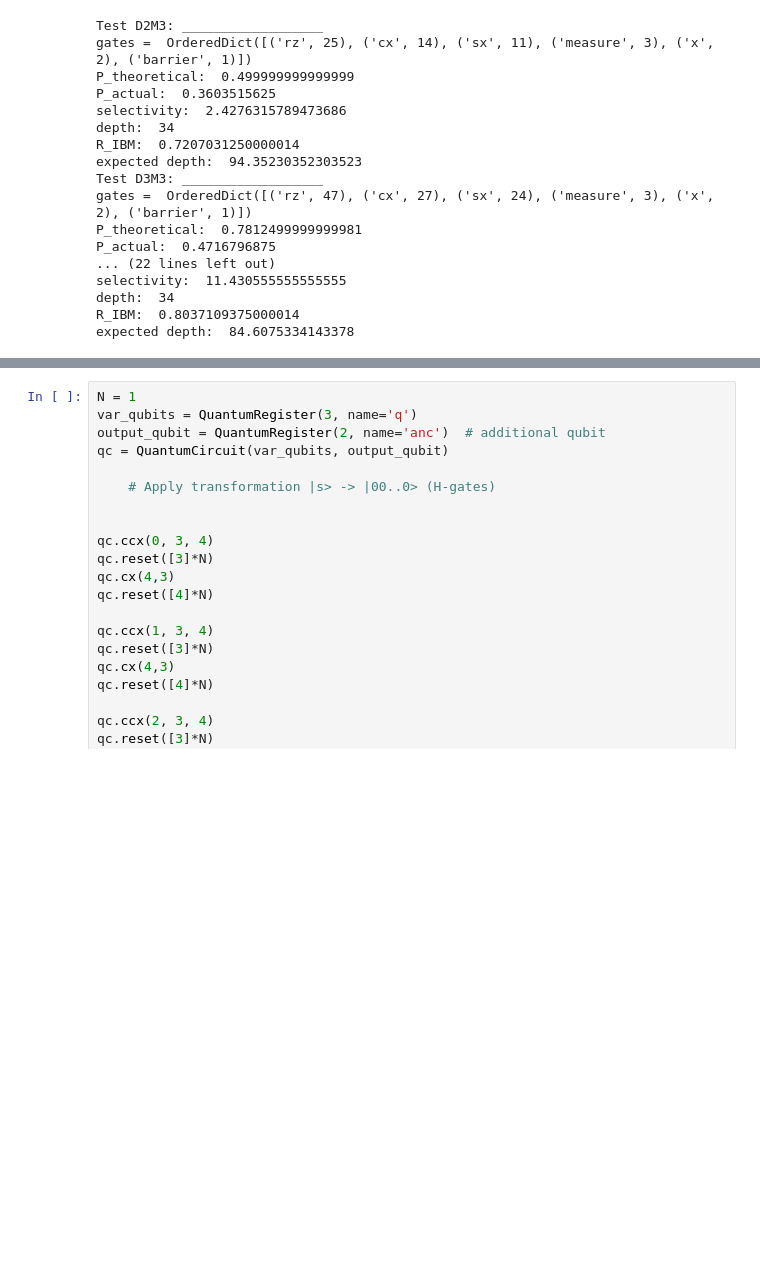
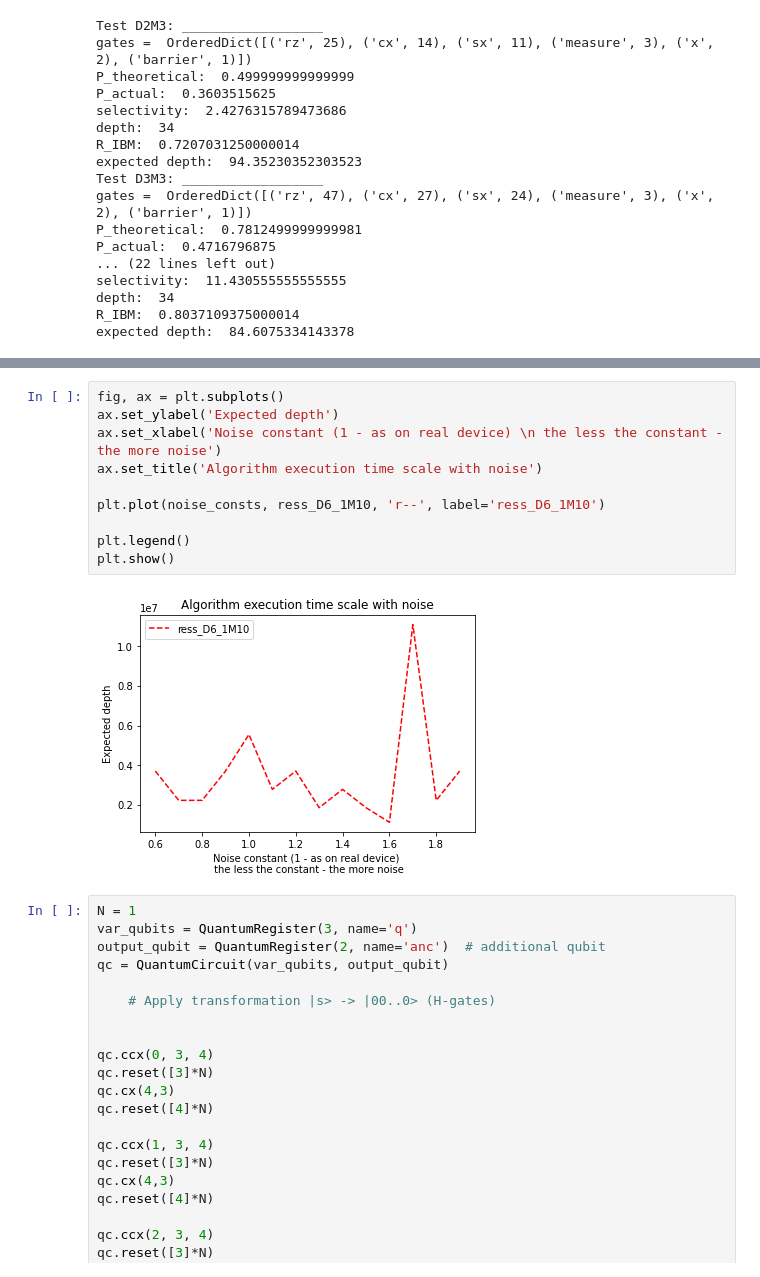
Before and after one commit to StudioShader/QPSA, a Jupyter notebook: Grover.ipynb, the cells around one changed output, grey strips where cells are left out. Drawn from its saved outputs; the diff is of its cells as text; blank space fills up the shorter version.

```diff
--- a/Grover.ipynb
+++ b/Grover.ipynb
@@ -103,3 +181,15 @@ config.supported_instructions
+# %%
+fig, ax = plt.subplots()
+ax.set_ylabel('Expected depth')
+ax.set_xlabel('Noise constant (1 - as on real device) \n the less the constant - the more noise')
+ax.set_title('Algorithm execution time scale with noise')
+
+plt.plot(noise_consts, ress_D6_1M10, 'r--', label='ress_D6_1M10')
+
+plt.legend()
+plt.show()
+# %% [output]
+[figure, added]
 # %%
 N = 1
 var_qubits = QuantumRegister(3, name='q')
```
Also changed, not shown: parts of 12 cells of this notebook, 6 other files.
